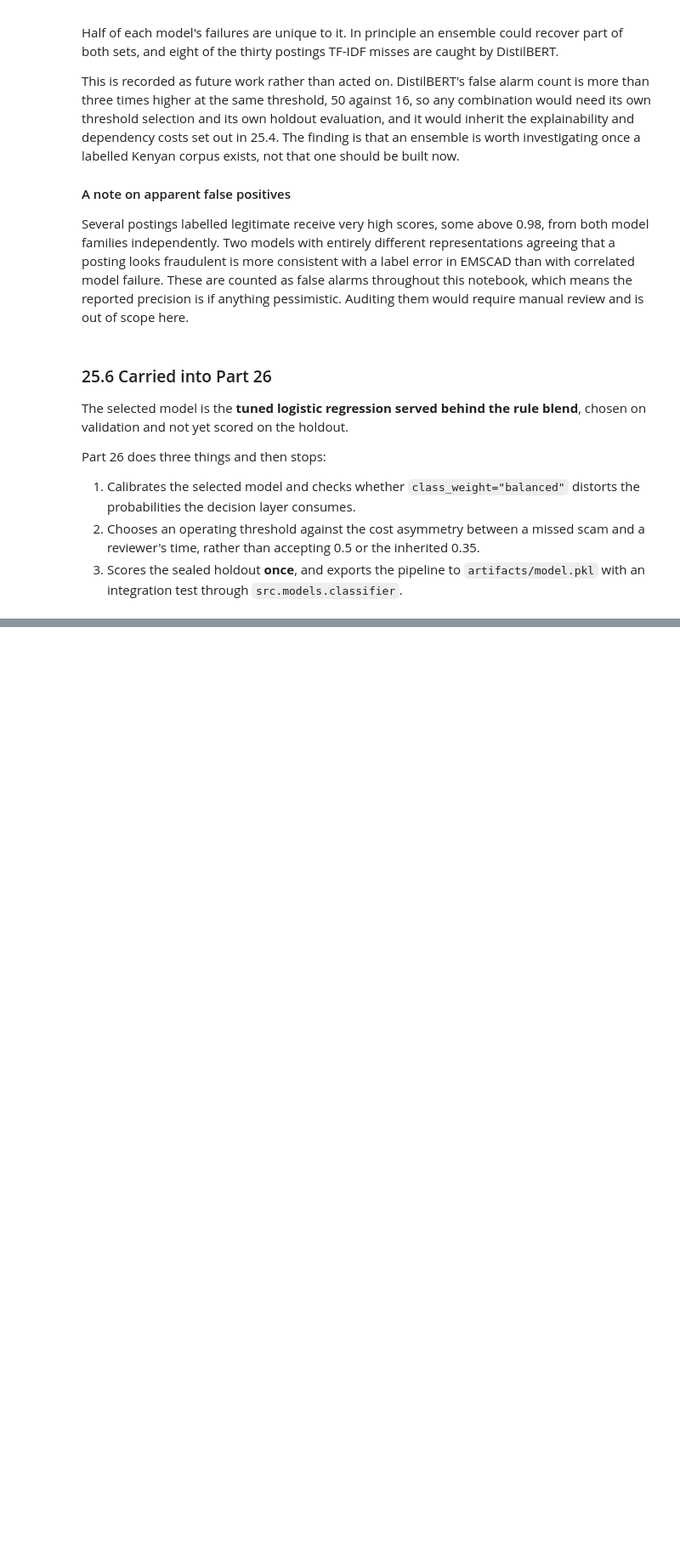
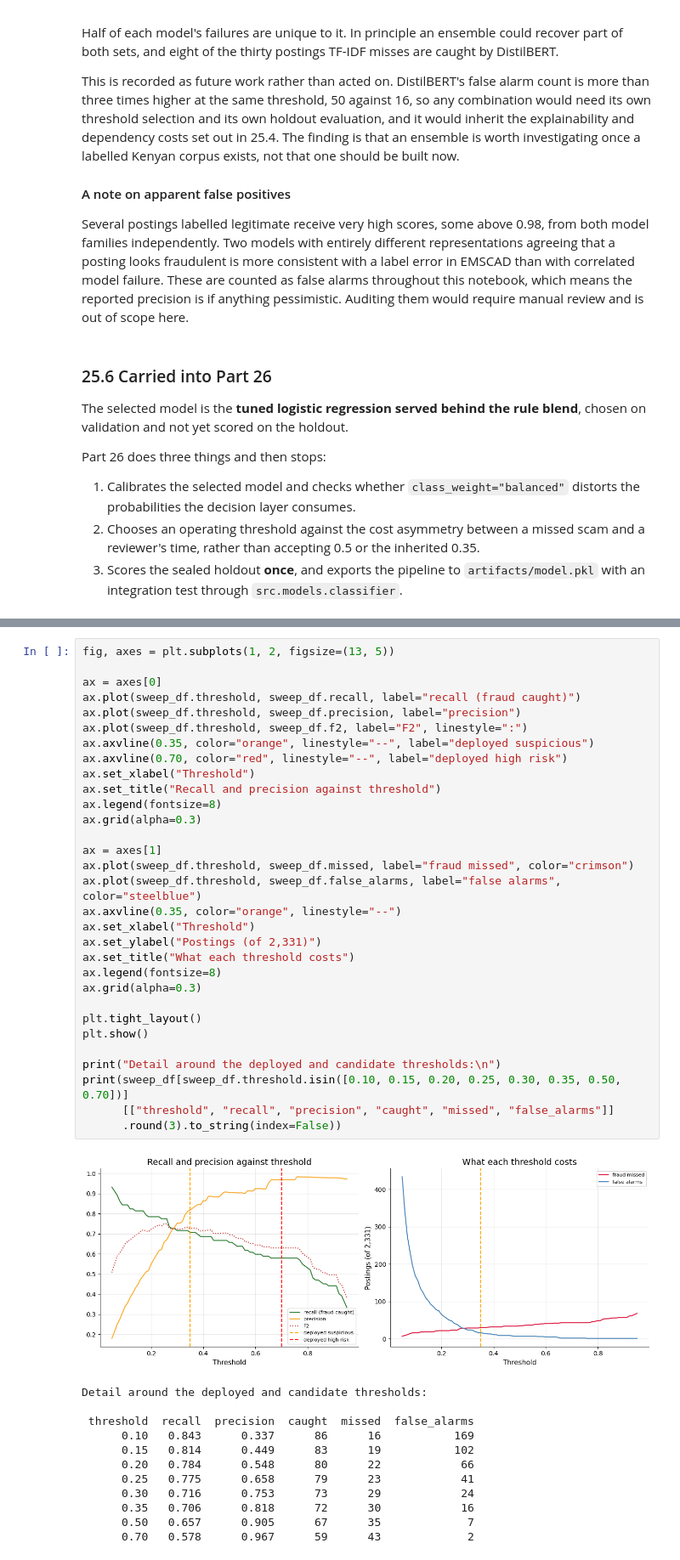
Before and after one commit to group2DS/job-scam-detection, a Jupyter notebook: notebooks/02_job_scam_detection.ipynb, the cells around one changed output, grey strips where cells are left out. Shown at 85% size. Saved outputs shown, nothing was run; the diff lists cells and outputs as text; blank space fills up the shorter version.

```diff
--- a/notebooks/02_job_scam_detection.ipynb
+++ b/notebooks/02_job_scam_detection.ipynb
@@ -4461,0 +4628,44 @@ Part 26 does three things and then stops:
+# %%
+fig, axes = plt.subplots(1, 2, figsize=(13, 5))
+
+ax = axes[0]
+ax.plot(sweep_df.threshold, sweep_df.recall, label="recall (fraud caught)")
+ax.plot(sweep_df.threshold, sweep_df.precision, label="precision")
+ax.plot(sweep_df.threshold, sweep_df.f2, label="F2", linestyle=":")
+ax.axvline(0.35, color="orange", linestyle="--", label="deployed suspicious")
+ax.axvline(0.70, color="red", linestyle="--", label="deployed high risk")
+ax.set_xlabel("Threshold")
+ax.set_title("Recall and precision against threshold")
+ax.legend(fontsize=8)
+ax.grid(alpha=0.3)
+
+ax = axes[1]
+ax.plot(sweep_df.threshold, sweep_df.missed, label="fraud missed", color="crimson")
+ax.plot(sweep_df.threshold, sweep_df.false_alarms, label="false alarms", color="steelblue")
+ax.axvline(0.35, color="orange", linestyle="--")
+ax.set_xlabel("Threshold")
+ax.set_ylabel("Postings (of 2,331)")
+ax.set_title("What each threshold costs")
+ax.legend(fontsize=8)
+ax.grid(alpha=0.3)
+
+plt.tight_layout()
+plt.show()
+
+print("Detail around the deployed and candidate thresholds:\n")
+print(sweep_df[sweep_df.threshold.isin([0.10, 0.15, 0.20, 0.25, 0.30, 0.35, 0.50, 0.70])]
+      [["threshold", "recall", "precision", "caught", "missed", "false_alarms"]]
+      .round(3).to_string(index=False))
+# %% [output]
+[figure, added]
+Detail around the deployed and candidate thresholds:
+
+ threshold  recall  precision  caught  missed  false_alarms
+      0.10   0.843      0.337      86      16           169
+      0.15   0.814      0.449      83      19           102
+      0.20   0.784      0.548      80      22            66
+      0.25   0.775      0.658      79      23            41
+      0.30   0.716      0.753      73      29            24
+      0.35   0.706      0.818      72      30            16
+      0.50   0.657      0.905      67      35             7
+      0.70   0.578      0.967      59      43             2
```
Also changed, not shown: parts of 15 cells of this notebook, 6 other files.
